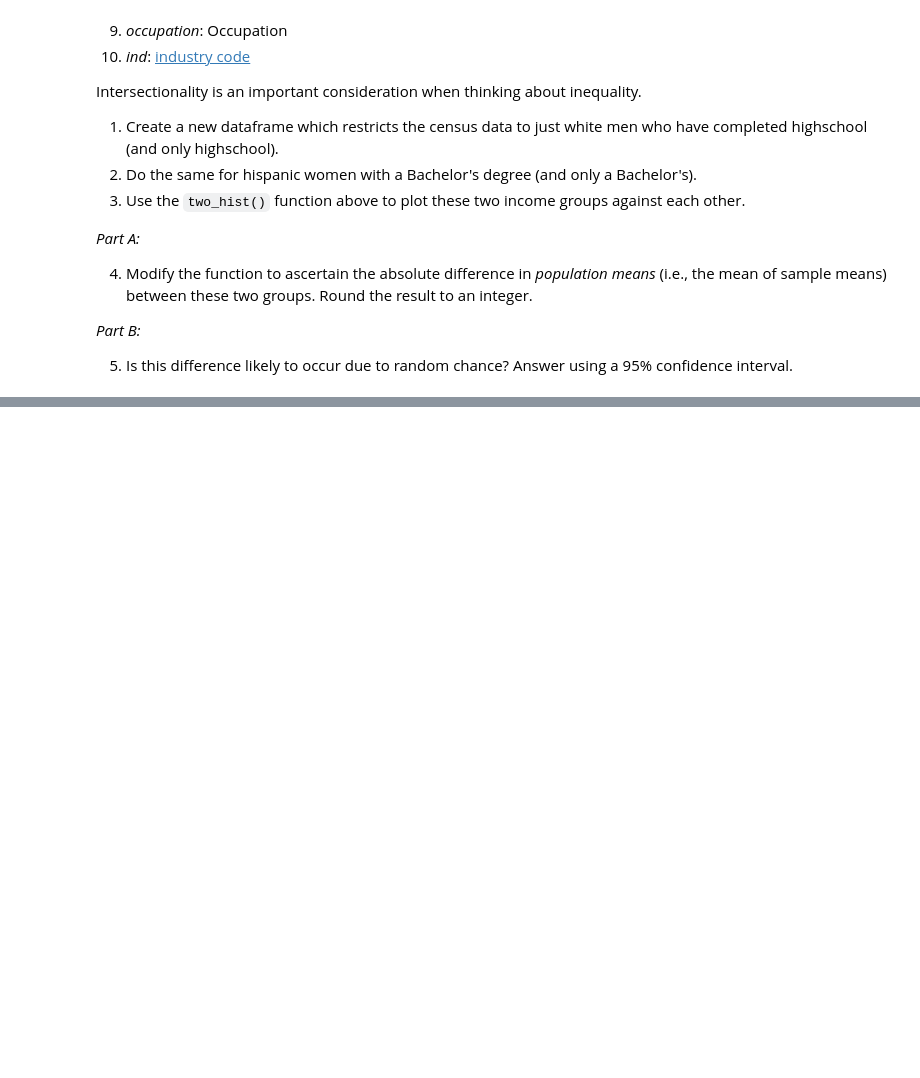
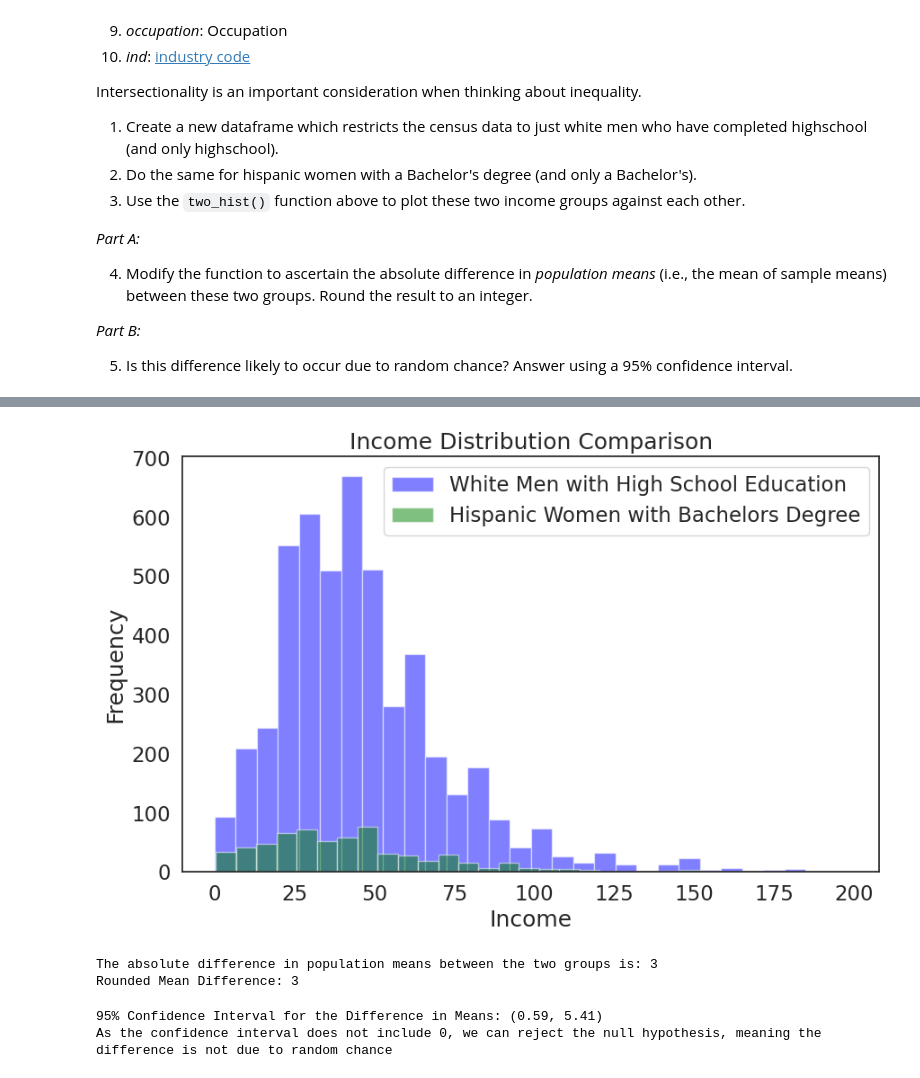
Before and after one commit to ilinashah177/QM2, a Jupyter notebook: Copy_of_W5_Distributions_and_Basic_Statistics.ipynb, the cells around one changed output, grey strips where cells are left out. Cells and saved outputs as stored; diff of their text form; code cells hidden in the pictures; blank space fills up the shorter version.

```diff
--- a/Copy_of_W5_Distributions_and_Basic_Statistics.ipynb
+++ b/Copy_of_W5_Distributions_and_Basic_Statistics.ipynb
@@ -656,3 +656,6 @@ Intersectionality is an important consideration when thinking about inequality.
 *Part B:*
 
 5. Is this difference likely to occur due to random chance? Answer using a 95% confidence interval.
+# %%
+white_highschool_men = df[(df['race'] == 1) & (df['sex'] == 1) & (df['sch'] == 12)]
+print(white_highschool_men.head())
@@ -658,0 +676,3 @@ Intersectionality is an important consideration when thinking about inequality.
+# %%
+hispanic_bachelors_women = df[(df['race'] == 3) & (df['sex'] == 2) & (df['sch'] == 16)]
+print(hispanic_bachelors_women.head())
@@ -658,0 +693,60 @@ Intersectionality is an important consideration when thinking about inequality.
+# %%
+def two_hist(white_highschool_men, hispanic_bachelors_women):
+
+    plt.figure(figsize=(10, 6))
+
+    plt.hist(white_highschool_men['income'], bins=30, alpha=0.5, label='White Men with High School Education', color='blue')
+    plt.hist(hispanic_bachelors_women['income'], bins=30, alpha=0.5, label='Hispanic Women with Bachelors Degree', color='green')
+
+    plt.xlabel('Income')
+    plt.ylabel('Frequency')
+    plt.title('Income Distribution Comparison')
+    plt.legend()
+
+    plt.show()
+
+two_hist(white_highschool_men, hispanic_bachelors_women)
+# %% [output]
+[figure, added]
+# %%
+import matplotlib.pyplot as plt
+import numpy as np
+
+def two_hist(white_highschool_men, hispanic_bachelors_women):
+
+    mean1 = np.mean(white_highschool_men['income'])
+    mean2 = np.mean(hispanic_bachelors_women['income'])
+
+    mean_difference = abs(mean1 - mean2)
+
+    rounded_mean_difference = round(mean_difference)
+
+    print(f"The absolute difference in population means between the two groups is: {rounded_mean_difference}")
+
+    return rounded_mean_difference
+
+mean_diff = two_hist(white_highschool_men, hispanic_bachelors_women)
+
+print(f"Rounded Mean Difference: {mean_diff}")
+# %% [output]
+The absolute difference in population means between the two groups is: 3
+Rounded Mean Difference: 3
+# %%
+import numpy as np
+import scipy.stats as stats
+import matplotlib.pyplot as plt
+
+se_diff = np.sqrt(np.var(white_highschool_men['income'], ddof=1) / len(white_highschool_men['income']) + np.var(hispanic_bachelors_women['income'], ddof=1) / len(hispanic_bachelors_women['income']))
+df = min(len(white_highschool_men['income']) - 1, len(hispanic_bachelors_women['income']) - 1)
+critical_value = stats.t.ppf(0.975, df)
+
+margin_of_error = critical_value * se_diff
+lower_bound = mean_diff - margin_of_error
+upper_bound = mean_diff + margin_of_error
+
+print(f"95% Confidence Interval for the Difference in Means: ({lower_bound:.2f}, {upper_bound:.2f})")
+
+print('As the confidence interval does not include 0, we can reject the null hypothesis, meaning the difference is not due to random chance')
+# %% [output]
+95% Confidence Interval for the Difference in Means: (0.59, 5.41)
+As the confidence interval does not include 0, we can reject the null hypothesis, meaning the difference is not due to random chance
```
Also changed, not shown: parts of 2 cells of this notebook.
